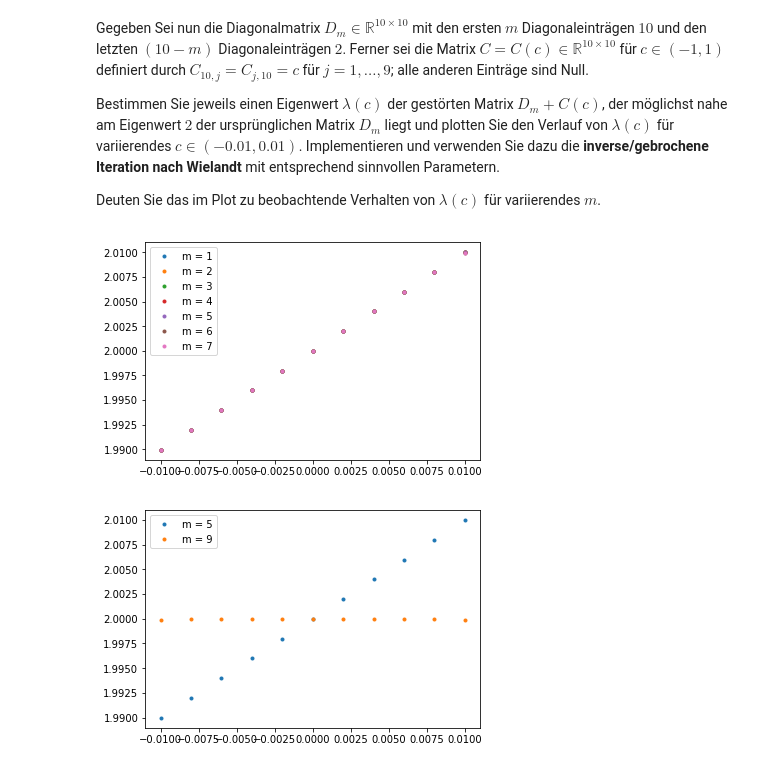
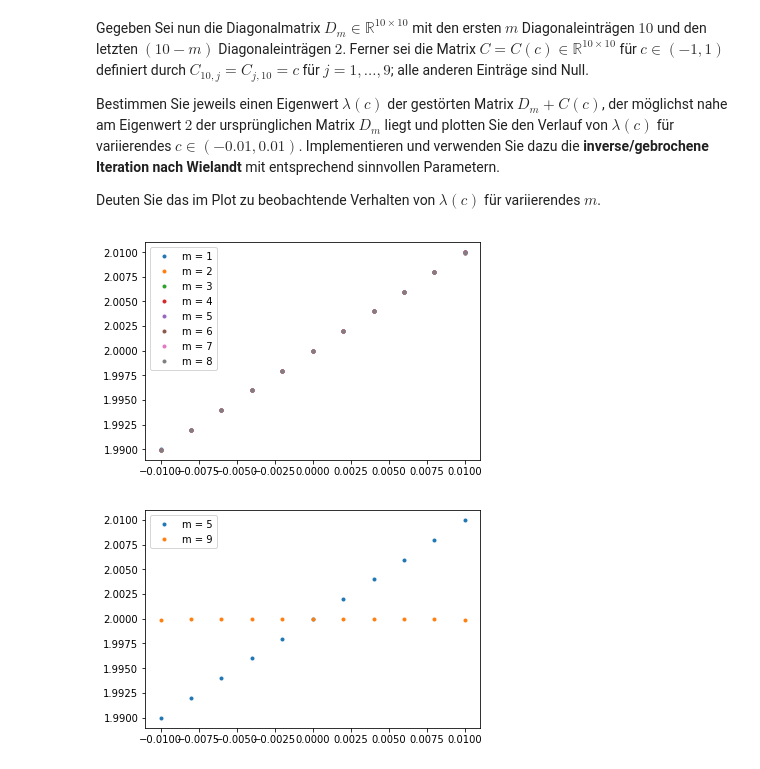
Before and after one commit to RGiga4/Numerik-101, a Jupyter notebook: ProgrammieraufgabeIII.ipynb, the cells around one changed output. Saved outputs shown, nothing was run; the diff lists cells and outputs as text; code cells hidden in the pictures.

```diff
--- a/ProgrammieraufgabeIII.ipynb
+++ b/ProgrammieraufgabeIII.ipynb
@@ -253,9 +253,8 @@ z0 = np.ones((10))
 n = 10
 lin = np.linspace(-0.01,0.01,n+1)
 
-m = 5
 
-for m in range(1,8):
+for m in range(1,9):
 
 
     D_m = np.zeros((10,10))
@@ -272,32 +271,32 @@ for m in range(1,8):
 
 
 
     plt.plot(lin, lamdas, '.',label = 'm = '+str(m))
 plt.legend()
 plt.show()
 plt.close()
 
 for m in [5,9]:
 
 
     D_m = np.zeros((10,10))
 
     for i in range(10):
         if(i<m):D_m[i][i] = 10
         else: D_m[i][i] = 2
 
     lamdas = [inverseiterationwielandt(D_m+funC(c), z0, 2.0, 100, 0.000001) for c in lin]
     #print(lamdas)
     lamdas = [x if np.absolute(x-2)<4 else 2 for x in lamdas]# kleines makeup der daten
 
 
 
 
 
     plt.plot(lin, lamdas, '.',label = 'm = '+str(m))
 plt.legend()
 plt.show()
 plt.close()
 # %% [output]
-[figure, old version]
+[figure, new version]
 [figure]
```
